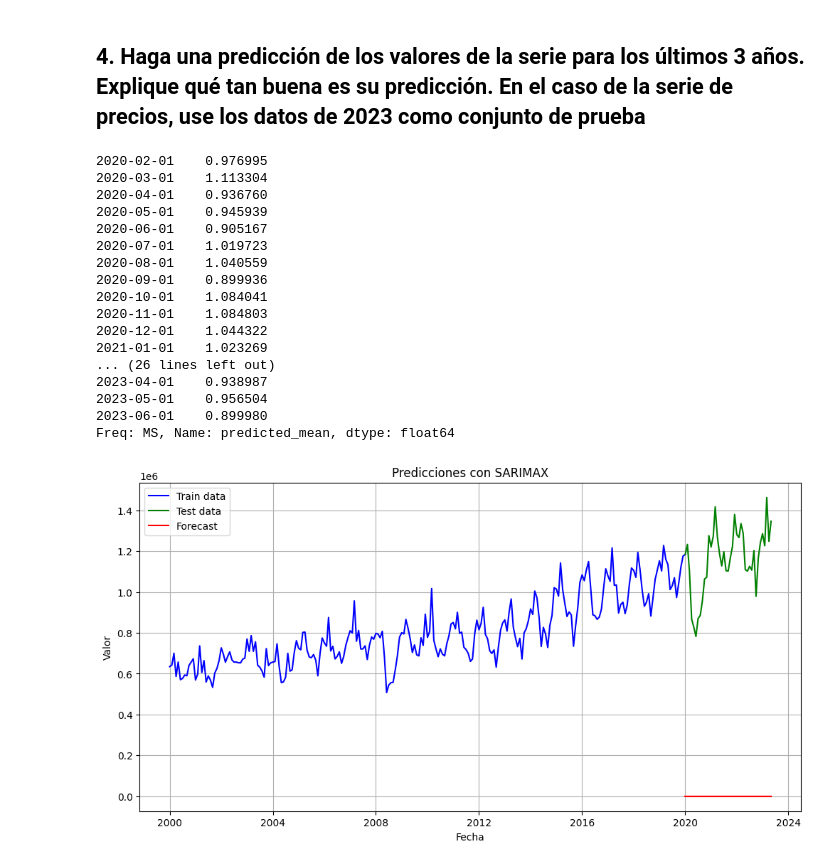
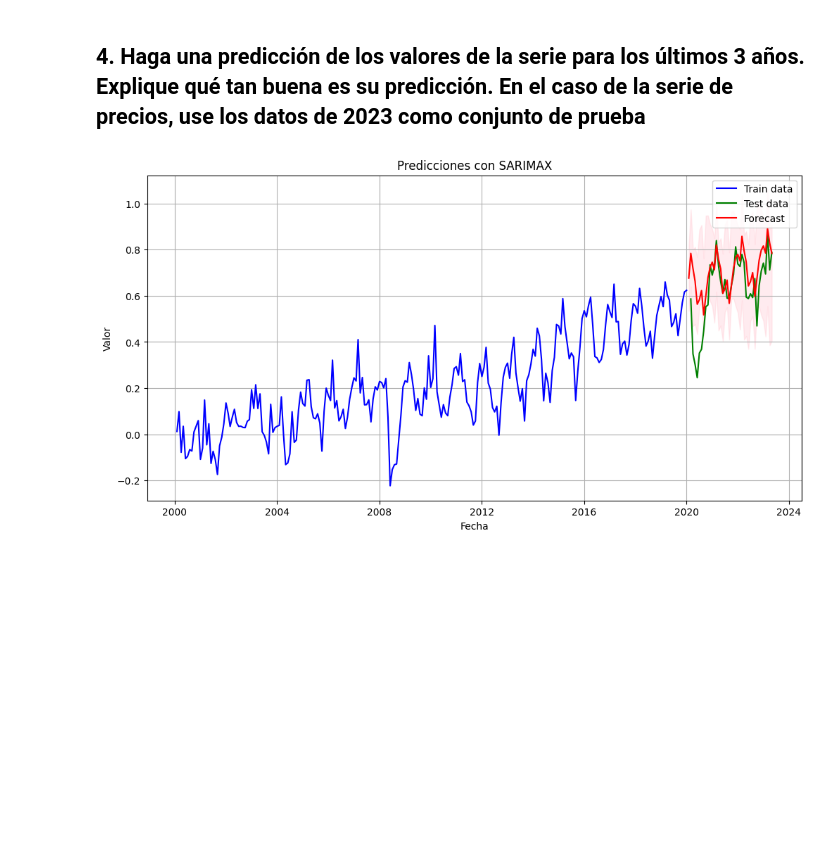
Before and after one commit to Daniel14gonc/Lab2_DS, a Jupyter notebook: lab2.ipynb, the cells around one changed output. Drawn from its saved outputs; the diff is of its cells as text; code cells hidden in the pictures; blank space fills up the shorter version.

```diff
--- a/lab2.ipynb
+++ b/lab2.ipynb
@@ -331,7 +327,7 @@ consumo_diesel["Fecha"] = pd.to_datetime(consumo_diesel["Fecha"])
 consumo_diesel.set_index("Fecha", inplace=True)
 
 consumo_diesel_train = consumo_diesel[consumo_diesel.index <= "2020-01-01"].copy()
-consumo_diesel_test = consumo_diesel[consumo_diesel.index >= "2020-01-01"].copy()
+consumo_diesel_test = consumo_diesel[consumo_diesel.index > "2020-01-01"].copy()
 
 
 # consumo_diesel_train = consumo_diesel_train[consumo_diesel_train["Fecha"].dt.year >= 2020]
@@ -756,50 +752,33 @@ Se puede observar que al usar LSTM para realizar la predicción de serie de tiem
 # %%
 forecast = resultado_m1.get_forecast(steps=len(consumo_diesel_test))
 
 # Los resultados incluirán las predicciones, intervalos de confianza y otros detalles útiles:
 forecast_values = forecast.predicted_mean
 confidence_intervals = forecast.conf_int()
 
 # Invertir la transformación logarítmica.
-forecast_values_original_scale = np.exp(forecast_values)
+#forecast_values_original_scale = np.exp(forecast_values)
 # print(forecast_values_original_scale)
-
+forecast_values_original_scale = (forecast_values.cumsum())+0.7
 # Si también aplicaste una diferenciación, debes invertirla también.
 d = 1  # Reemplaza esto con el valor de diferenciación utilizado en el modelo SARIMAX.
 # forecast_values_original_scale = consumo_diesel.iloc[-d:] + np.cumsum(forecast_values_original_scale)
-print(forecast_values_original_scale)
+#print(forecast_values_original_scale)
 
 # # Graficar los resultados
 plt.figure(figsize=(12, 6))
-plt.plot(consumo_diesel_train.index, consumo_diesel_train['Diesel_conjunto'], label='Train data', color='blue')
-plt.plot(consumo_diesel_test.index, consumo_diesel_test['Diesel_conjunto'], label='Test data', color='green')
+plt.plot(consumo_diesel_train.index, (consumo_diesel_train['Diesel_conjunto'].cumsum()), label='Train data', color='blue')
+plt.plot(consumo_diesel_test.index, np.log(consumo_diesel_test['Diesel_conjunto']).diff().cumsum()+0.7, label='Test data', color='green')
 plt.plot(consumo_diesel_test.index, forecast_values_original_scale, label='Forecast', color='red')
 
 # Rellenar el área entre los intervalos de confianza superior e inferior.
-plt.fill_between(consumo_diesel_test.index, confidence_intervals.iloc[:, 0], confidence_intervals.iloc[:, 1], color='pink', alpha=0.3)
+plt.fill_between(consumo_diesel_test.index, confidence_intervals.iloc[:, 0]+0.7, confidence_intervals.iloc[:, 1]+0.7, color='pink', alpha=0.3)
 
 plt.xlabel('Fecha')
 plt.ylabel('Valor')
 plt.title('Predicciones con SARIMAX')
 plt.legend()
 plt.grid(True)
 plt.show()
 # %% [output]
-2020-02-01    0.976995
-2020-03-01    1.113304
-2020-04-01    0.936760
-2020-05-01    0.945939
-2020-06-01    0.905167
-2020-07-01    1.019723
-2020-08-01    1.040559
-2020-09-01    0.899936
-2020-10-01    1.084041
-2020-11-01    1.084803
-2020-12-01    1.044322
-2021-01-01    1.023269
-... (26 lines left out)
-2023-04-01    0.938987
-2023-05-01    0.956504
-2023-06-01    0.899980
-Freq: MS, Name: predicted_mean, dtype: float64
-[figure, old version]
+[figure, new version]
```
Also changed, not shown: parts of 11 cells of this notebook, 29 other files.
